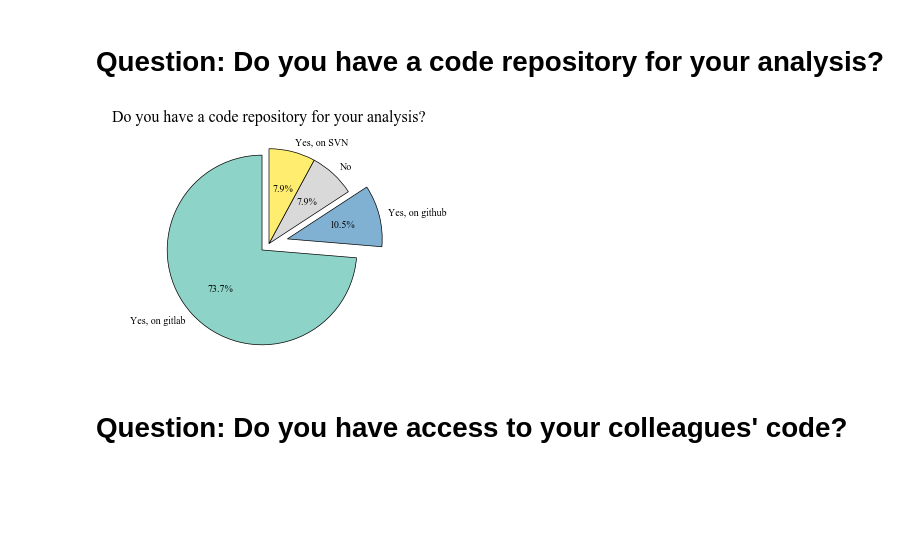
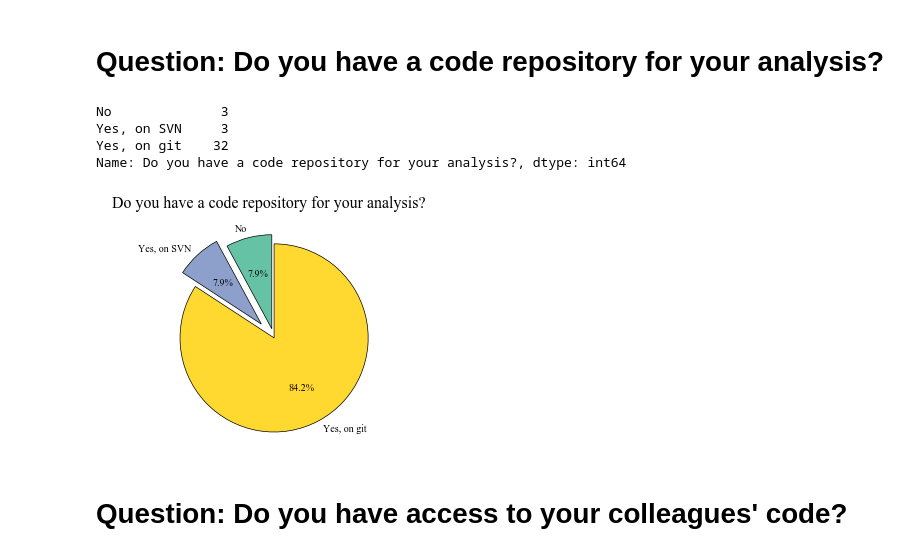
Before and after one commit to atrisovic/thesis-plots, a Jupyter notebook: thesis-plots.ipynb, the cells around one changed output. Drawn from its saved outputs; the diff is of its cells as text; code cells hidden in the pictures; blank space fills up the shorter version.

Commit message:
fix inconsistent colors

```diff
--- a/thesis-plots.ipynb
+++ b/thesis-plots.ipynb
@@ -35,26 +38,36 @@ f.savefig('how_often_reproduce.pdf', dpi=100)
 [figure]
 # %% [markdown]
 # Question: Do you have a code repository for your analysis?
+# %%
+a = df1.loc[df1['Student'] == 'Yes'][df1.columns[6]].value_counts()
+b = df1.loc[df1['Student'] == 'No'][df1.columns[6]].value_counts()
+t = df1[df1.columns[6]].value_counts()
+
+# merge git users
+t['Yes, on git']=t['Yes, on gitlab']+t['Yes, on github']
+t = t[2:]
+t
+# %% [output]
+No              3
+Yes, on SVN     3
+Yes, on git    32
+Name: Do you have a code repository for your analysis?, dtype: int64
 # %%
-a = df1.loc[df1['Student'] == 'Yes'][df1.columns[6]].value_counts()
-b = df1.loc[df1['Student'] == 'No'][df1.columns[6]].value_counts()
-t = df1[df1.columns[6]].value_counts()
-
-colors = plt.cm.Set3(np.linspace(0,1,4))
+colors = plt.cm.Set2(np.linspace(0,1,4))
 explode = (0.1, 0, 0)
-explode1 = (0.1, 0.2, 0, 0)
+explode1 = (0.1, 0.2, 0)
 
 f, ax3 = plt.subplots()
 f.suptitle("Do you have a code repository for your analysis?", fontsize=16)
 ax3.pie(tuple(t), explode=explode1, labels=tuple(t.index), autopct='%1.1f%%',
         shadow=False, startangle=90, colors=colors, wedgeprops=wedgeprops)
 
 ax3.axis('equal')
 
 plt.show()
 f.savefig('analysis_repo.pdf', dpi=100)
 # %% [output]
-[figure, old version]
+[figure, new version]
 # %% [markdown]
 # Question: Do you have access to your colleagues' code?
 # %%
```
Also changed, not shown: parts of 2 cells of this notebook, 1 other file.
